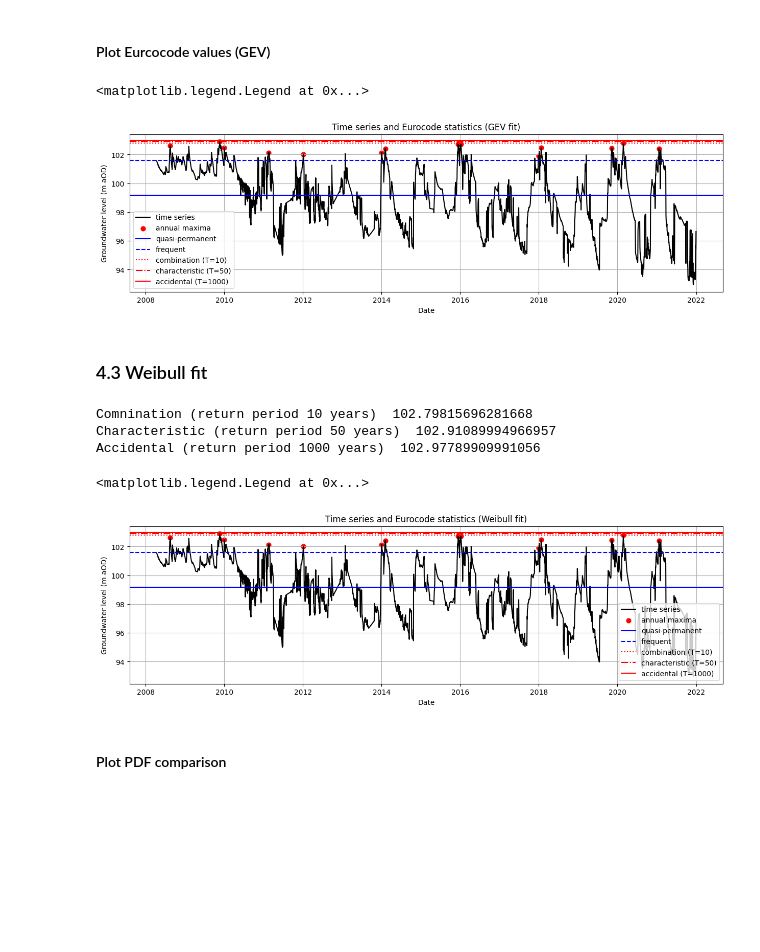
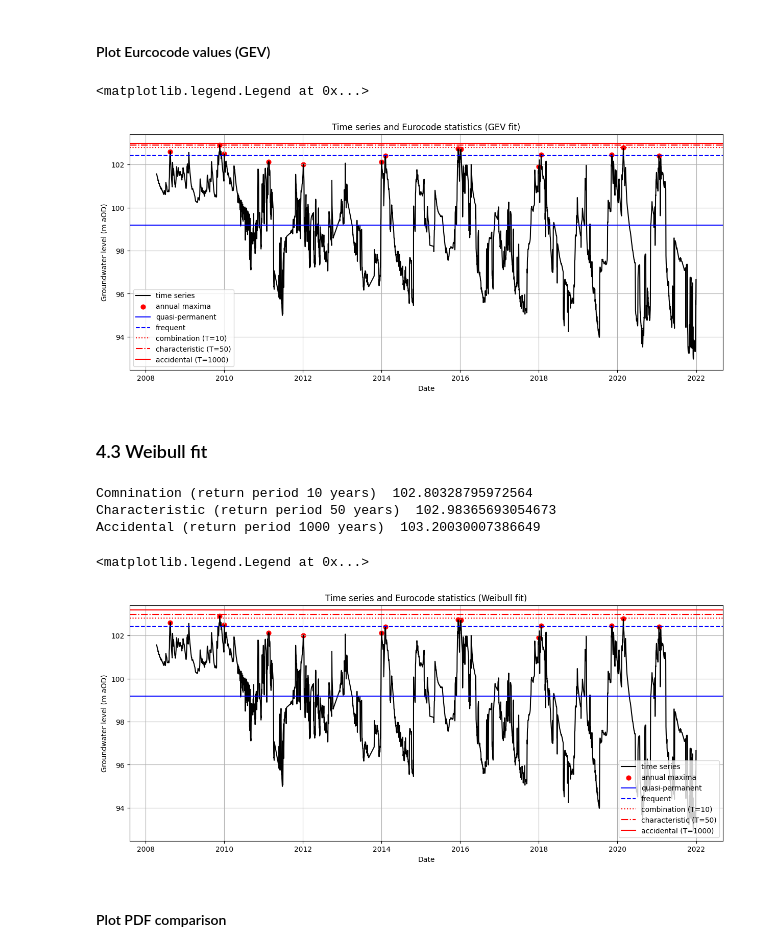
Before and after one commit to timoschweckendiek/Groundwater, a Jupyter notebook: Extreme_value_fit_annual_maxima-AB.ipynb, the cells around one changed output. Cells and saved outputs as stored; diff of their text form; code cells hidden in the pictures; blank space fills up the shorter version.

```diff
--- a/Extreme_value_fit_annual_maxima-AB.ipynb
+++ b/Extreme_value_fit_annual_maxima-AB.ipynb
@@ -146,7 +146,7 @@ GEV scale parameter: 0.3174345103441154
 # %% [markdown]
 ### Fit Weibull distribution to the extreme observations obtained with annual maxima
 # %%
-Weibull_par = stats.weibull_max.fit(yearly_maxima_list['level'], method = 'mle')
+Weibull_par = stats.weibull_min.fit(yearly_maxima_list['level'], method = 'mle')
 # Print the estimated parameters
 print(f"Weibull shape parameter: {Weibull_par[0]}")
 print(f"Weibull location parameter: {Weibull_par[1]}")
@@ -188,7 +188,7 @@ axs.legend()
 # %%
 GW_perma = data['level'].quantile(.5)  # CAREFUL, ONLY FOR EVENLY SPACED REASINGS IN TIME
 print('Quasi-permanent (fraction of time exceeded = 50%) ', GW_perma)
-GW_freq = data['level'].quantile(.9)  # CAREFUL, ONLY FOR EVENLY SPACED REASINGS IN TIME
-print('Frequent (fraction of time exceeded = 10%) ', GW_freq)
+GW_freq = data['level'].quantile(.99)  # CAREFUL, ONLY FOR EVENLY SPACED REASINGS IN TIME
+print('Frequent (fraction of time exceeded = 1%) ', GW_freq)
 # %% [output]
 Quasi-permanent (fraction of time exceeded = 50%)  99.176
@@ -253,43 +253,43 @@ axs.axhline(y = GW_acc_T1000_GEV, color = 'r', linestyle = '-', label = 'acciden
 axs.set_title('Time series and Eurocode statistics (GEV fit)')
 axs.set_xlabel('Date')
 axs.set_ylabel(datalabel)
-fig.set_size_inches(15, 4)
+fig.set_size_inches(15, 6)
 axs.grid()
 axs.legend()
 # %% [output]
 <matplotlib.legend.Legend at 0x...>
-[figure, old version]
+[figure, new version]
 # %% [markdown]
 ### 4.3 Weibull fit
 # %%
-GW_comb_T10_Weibull = stats.weibull_max.ppf(1-1/10, Weibull_par[0], Weibull_par[1], Weibull_par[2])
+GW_comb_T10_Weibull = stats.weibull_min.ppf(1-1/10, Weibull_par[0], Weibull_par[1], Weibull_par[2])
 print('Comnination (return period 10 years) ', GW_comb_T10_Weibull)
-GW_char_T50_Weibull = stats.weibull_max.ppf(1-1/50, Weibull_par[0], Weibull_par[1], Weibull_par[2])
+GW_char_T50_Weibull = stats.weibull_min.ppf(1-1/50, Weibull_par[0], Weibull_par[1], Weibull_par[2])
 print('Characteristic (return period 50 years) ', GW_char_T50_Weibull)
-GW_acc_T1000_Weibull = stats.weibull_max.ppf(1-1/1000, Weibull_par[0], Weibull_par[1], Weibull_par[2])
+GW_acc_T1000_Weibull = stats.weibull_min.ppf(1-1/1000, Weibull_par[0], Weibull_par[1], Weibull_par[2])
 print('Accidental (return period 1000 years) ', GW_acc_T1000_Weibull)
 # %% [output]
-Comnination (return period 10 years)  102.79815696281668
-Characteristic (return period 50 years)  102.91089994966957
-Accidental (return period 1000 years)  102.97789909991056
+Comnination (return period 10 years)  102.80328795972564
+Characteristic (return period 50 years)  102.98365693054673
+Accidental (return period 1000 years)  103.20030007386649
 # %%
 fig, axs = plt.subplots(1, 1)
 axs.plot(data['date'], data['level'], 'k', label='time series')
 axs.scatter(yearly_maxima_list['date'], yearly_maxima_list['level'], 40, 'r', label = 'annual maxima')
 axs.axhline(y = GW_perma, color = 'b', linestyle = '-', label = 'quasi-permanent')
 axs.axhline(y = GW_freq, color = 'b', linestyle = '--', label = 'frequent')
 axs.axhline(y = GW_comb_T10_Weibull, color = 'r', linestyle = ':', label = 'combination (T=10)')
 axs.axhline(y = GW_char_T50_Weibull, color = 'r', linestyle = '-.', label = 'characteristic (T=50)')
 axs.axhline(y = GW_acc_T1000_Weibull, color = 'r', linestyle = '-', label = 'accidental (T=1000)')
 axs.set_title('Time series and Eurocode statistics (Weibull fit)')
 axs.set_xlabel('Date')
 axs.set_ylabel(datalabel)
-fig.set_size_inches(15, 4)
+fig.set_size_inches(15, 6)
 axs.grid()
 axs.legend(loc='lower right')
 # %% [output]
 <matplotlib.legend.Legend at 0x...>
-[figure, old version]
+[figure, new version]
 # %% [markdown]
 #### Plot PDF comparison
 # %%
```
Also changed, not shown: parts of 5 cells of this notebook.
